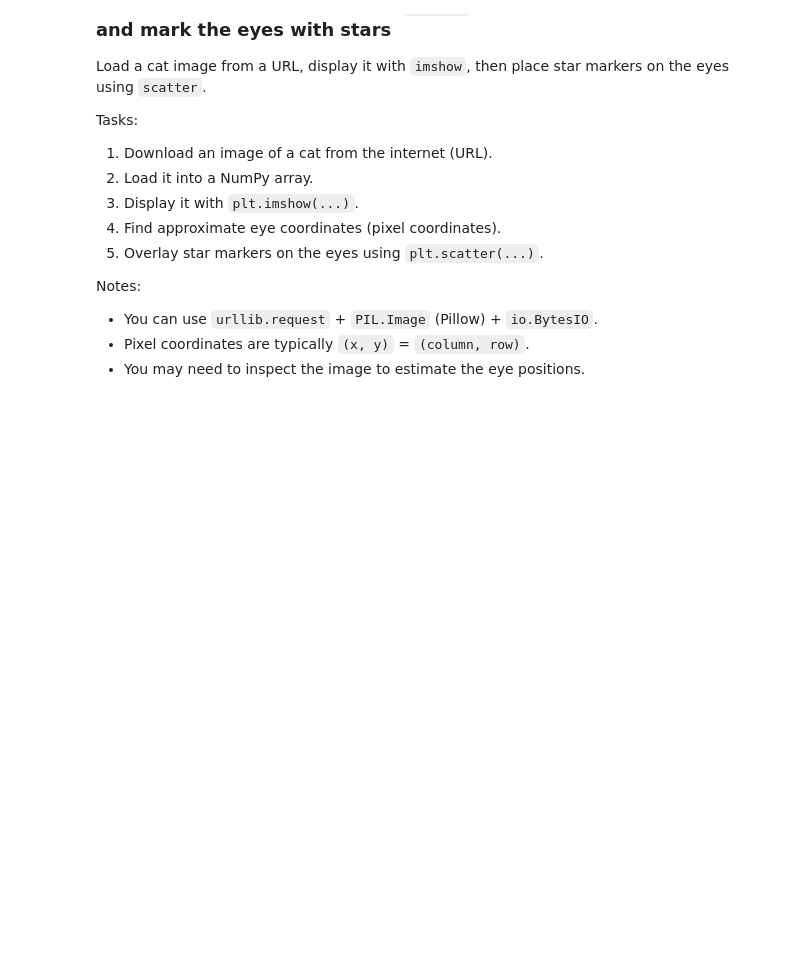
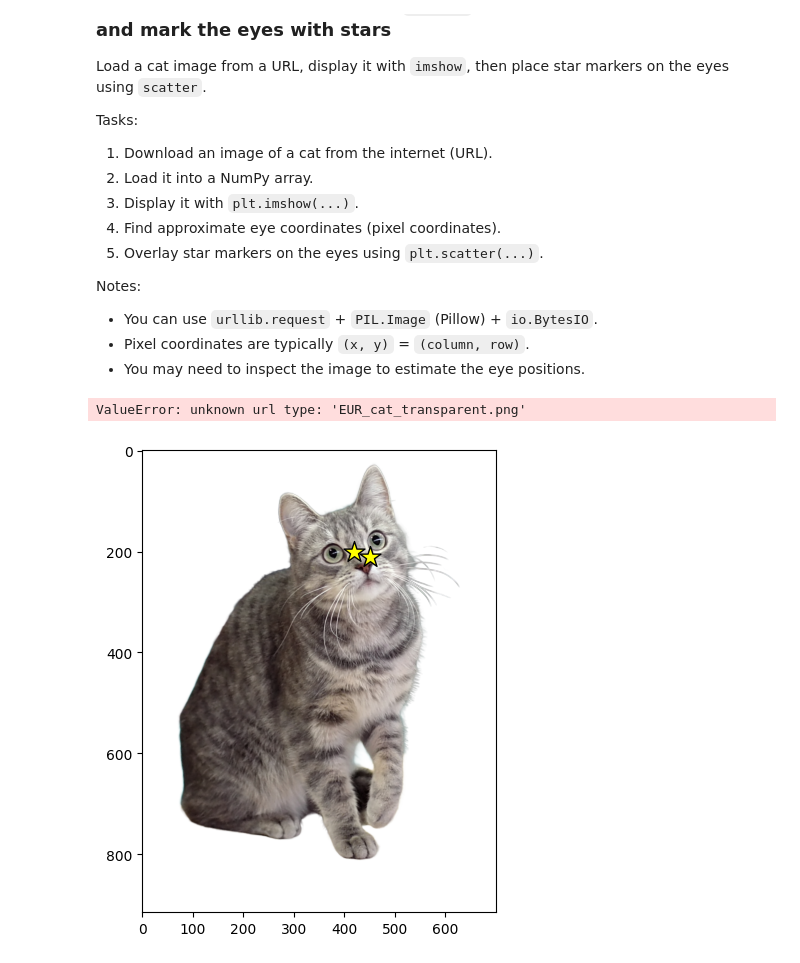
Before and after one commit to caroccialberto/Python2026, a Jupyter notebook: at_home_26_02_python_exercises_notebook.ipynb, the cells around one changed output. Drawn from its saved outputs; the diff is of its cells as text; code cells hidden in the pictures; blank space fills up the shorter version.

Commit message:
Creato con Colab

```diff
--- a/at_home_26_02_python_exercises_notebook.ipynb
+++ b/at_home_26_02_python_exercises_notebook.ipynb
@@ -506,20 +515,20 @@ import matplotlib.pyplot as plt
 from urllib.request import urlopen
 from io import BytesIO
 
+
 # If Pillow is not installed, install it with:
 # !pip install pillow
 from PIL import Image
 
 # TODO: paste a direct URL to a cat image (jpg/png)
-img_url = "PASTE_DIRECT_CAT_IMAGE_URL_HERE"
-
+img_url = "EUR_cat_transparent.png"
 # TODO: download and load the image as a NumPy array
-# data = urlopen(img_url).read()
-# img = np.array(Image.open(BytesIO(data)))
+data = urlopen(img_url).read()
+img = np.array(Image.open(BytesIO(data)))
 
 # TODO: display the image
 plt.figure(figsize=(8, 6))
-# plt.imshow(img)
+plt.imshow(img)
 
 # TODO: replace with approximate eye coordinates after inspecting the image
 left_eye = (0, 0)    # (x, y)
@@ -534,3 +543,41 @@ right_eye = (0, 0)   # (x, y)
 # plt.title("Cat image with eye markers")
 # plt.axis("off")
 # plt.show()
+# %% [output]
+ValueError: unknown url type: 'EUR_cat_transparent.png'
+# %%
+import numpy as np
+import matplotlib.pyplot as plt
+from urllib.request import urlopen
+from io import BytesIO
+from google.colab import files
+#uploaded = files.upload()
+
+# If Pillow is not installed, install it with:
+# !pip install pillow
+from PIL import Image
+
+# TODO: paste a direct URL to a cat image (jpg/png)
+img_url = "EUR_cat_transparent.png"
+# TODO: download and load the image as a NumPy array
+img = Image.open("EUR_cat_transparent.png")   # metti il nome corretto
+img_array = np.array(img)
+# TODO: display the image
+plt.figure(figsize=(8, 6))
+plt.imshow(img)
+
+# TODO: replace with approximate eye coordinates after inspecting the image
+left_eye = (450, 210)    # (x, y)
+right_eye = (420, 200)   # (x, y)
+
+# TODO: overlay star markers on the eyes
+plt.scatter([left_eye[0], right_eye[0]],
+            [left_eye[1], right_eye[1]],
+            marker='*', s=250, c='yellow', edgecolors='black')
+
+# Optional formatting
+#plt.title("Cat image with eye markers")
+#plt.axis("off")
+plt.show()
+# %% [output]
+[figure, added]
```
Also changed, not shown: parts of 2 cells of this notebook.
